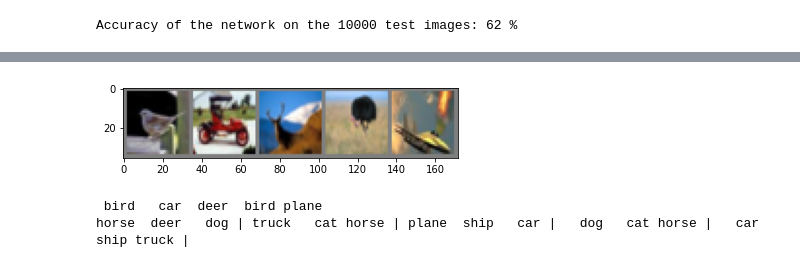
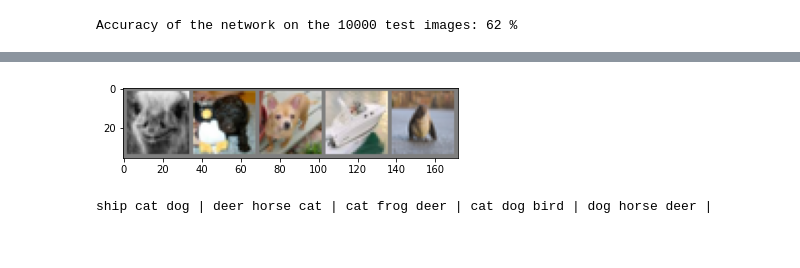
Before and after one commit to Jimedem97/KI, a Jupyter notebook: Übung 2/Uebung2.ipynb, the cells around one changed output, grey strips where cells are left out. Cells and saved outputs as stored; diff of their text form; code cells hidden in the pictures.

```diff
--- a/Übung 2/Uebung2.ipynb
+++ b/Übung 2/Uebung2.ipynb
@@ -193,23 +194,26 @@ Accuracy of the network on the 10000 test images: 88 %
 # %%
 import matplotlib.pyplot as plt
 import numpy as np
 import random
 
 # functions to show an image
 
 indices = [random.randrange(1, len(result[0]), 1) for i in range(5)]
 
 def imshow(img):
     img = img.cpu()
     img = img / 2 + 0.5     # unnormalize
     npimg = img.numpy()
     plt.imshow(np.transpose(npimg, (1, 2, 0)))
     plt.show()
-imshow(torchvision.utils.make_grid([result[1][index] for index in indices]))
-print(' '.join('%5s' % classes[[result[0][index] for index in indices][j]] for j in range(5)))
+imgs = [result[1][index] for index in indices]
+imshow(torchvision.utils.make_grid(imgs))
+labels = [classes[[result[0][index] for index in indices][j]] for j in range(5)]
+wrongLabels = []
 for i in range(5):
-    print(' '.join('%5s' % classes[[result[2][index] for index in indices][i][j]] for j in range(3)), end=' | ')
+    wrongLabels.append([classes[[result[2][index] for index in indices][i][j]] for j in range(3)])
+for i in range(5):
+    print(' '.join(wrongLabels[i]), end=' | ')
 # %% [output]
-[figure, old version]
+[figure, new version]
- bird   car  deer  bird plane
-horse  deer   dog | truck   cat horse | plane  ship   car |   dog   cat horse |   car  ship truck |
+ship cat dog | deer horse cat | cat frog deer | cat dog bird | dog horse deer |
```
Also changed, not shown: parts of 5 cells of this notebook.
